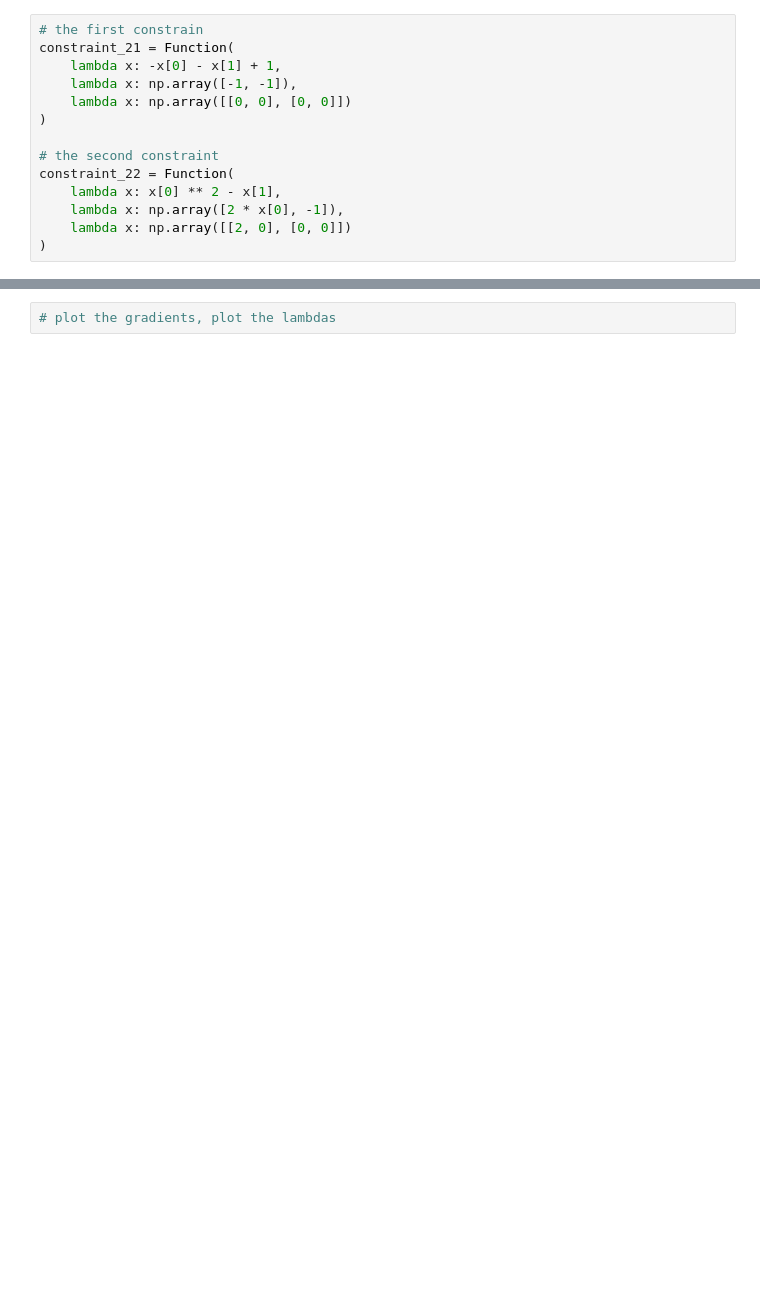
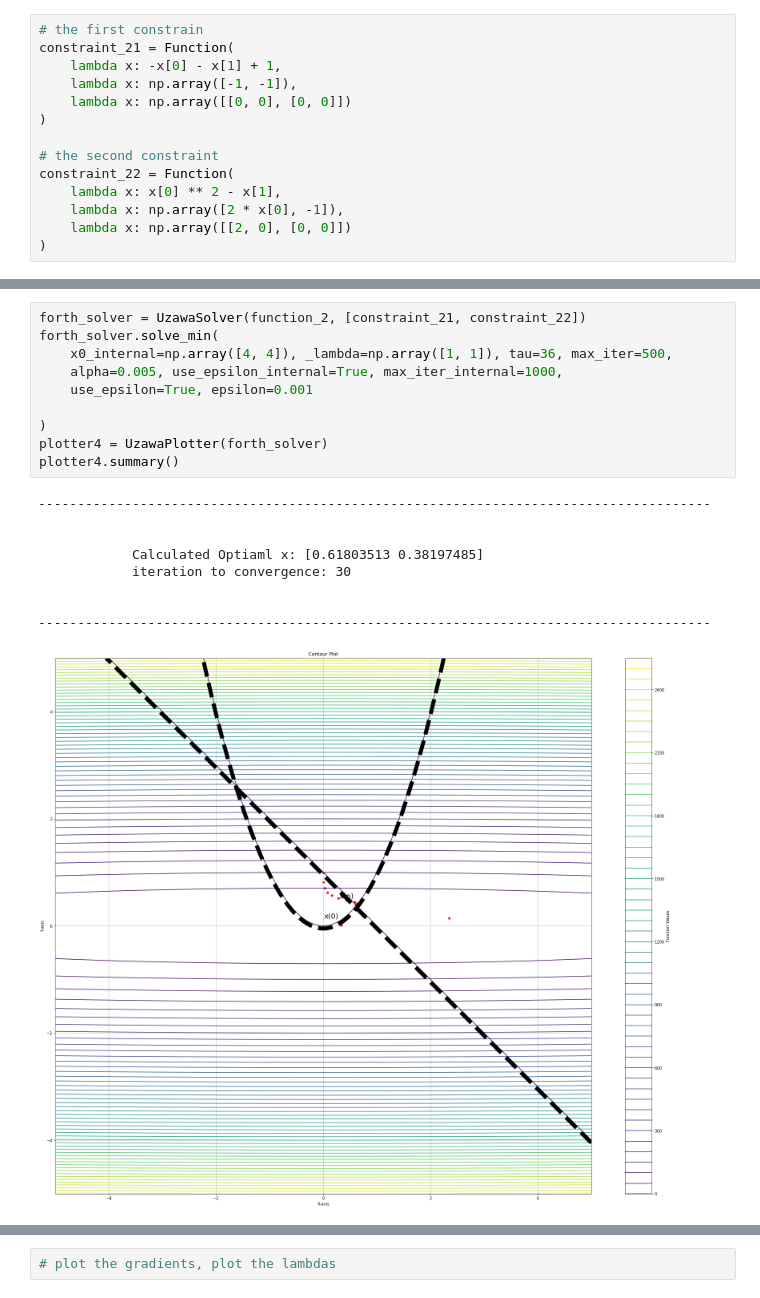
Before and after one commit to ramzibaaguigui/uzawa, a Jupyter notebook: uzawa2.ipynb, the cells around one changed output, grey strips where cells are left out. Cells and saved outputs as stored; diff of their text form; blank space fills up the shorter version.

```diff
--- a/uzawa2.ipynb
+++ b/uzawa2.ipynb
@@ -149,0 +128,20 @@ from utils.utils import Function, GradientDescent
+# %%
+forth_solver = UzawaSolver(function_2, [constraint_21, constraint_22])
+forth_solver.solve_min(
+    x0_internal=np.array([4, 4]), _lambda=np.array([1, 1]), tau=36, max_iter=500,
+    alpha=0.005, use_epsilon_internal=True, max_iter_internal=1000,
+    use_epsilon=True, epsilon=0.001
+
+)
+plotter4 = UzawaPlotter(forth_solver)
+plotter4.summary()
+# %% [output]
+--------------------------------------------------------------------------------------
+
+
+            Calculated Optiaml x: [0.61803513 0.38197485]
+            iteration to convergence: 30
+
+
+--------------------------------------------------------------------------------------
+[figure, added]
```
Also changed, not shown: parts of 17 cells of this notebook, 1 other file.
